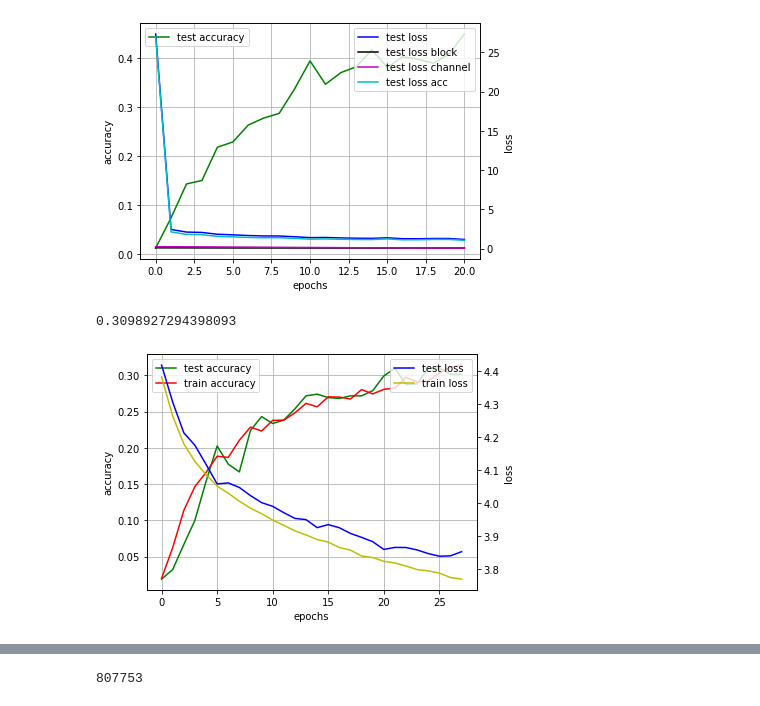
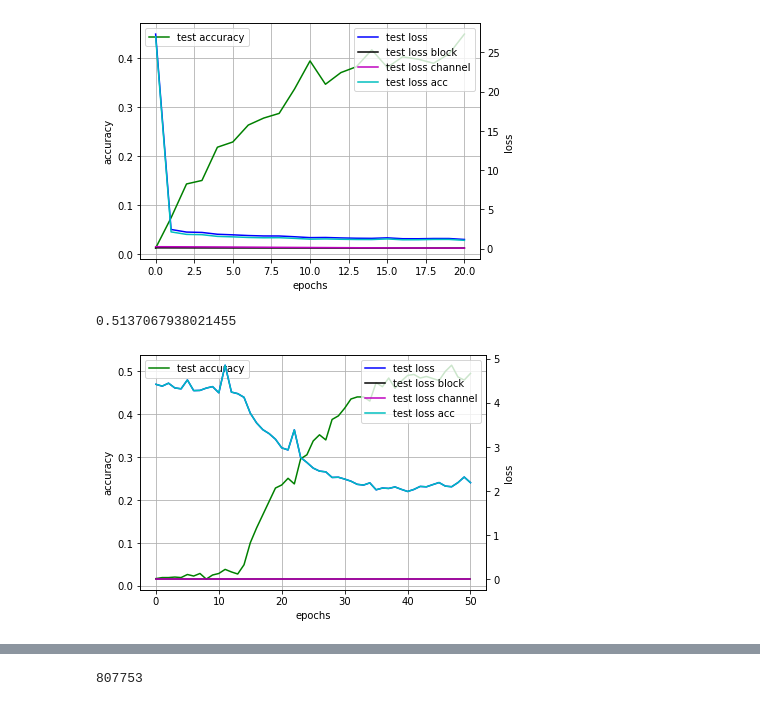
Before and after one commit to 1337Eddy/PruningBirdNet, a Jupyter notebook: visualizations.ipynb, the cells around one changed output, grey strips where cells are left out. Cells and saved outputs as stored; diff of their text form; code cells hidden in the pictures.

Commit message:
modified architecture that it comes closer to original birdnet

```diff
--- a/visualizations.ipynb
+++ b/visualizations.ipynb
@@ -519,7 +519,7 @@ plot_train_phase_new("/media/eddy/datasets/models/birdnet_g5_d5_tog/both/simulta
 0.44934445768772346
 [figure]
 # %%
-plot_train_phase("/media/eddy/datasets/models/mobile_net2/birdnet_final.pt")
+plot_train_phase_new("/media/eddy/datasets/models/new_shape/org_birdnet/birdnet_final.pt", "images/original")
 # %% [output]
-0.3098927294398093
+0.5137067938021455
-[figure, old version]
+[figure, new version]
```
Also changed, not shown: parts of 2 cells of this notebook, 7 other files.
